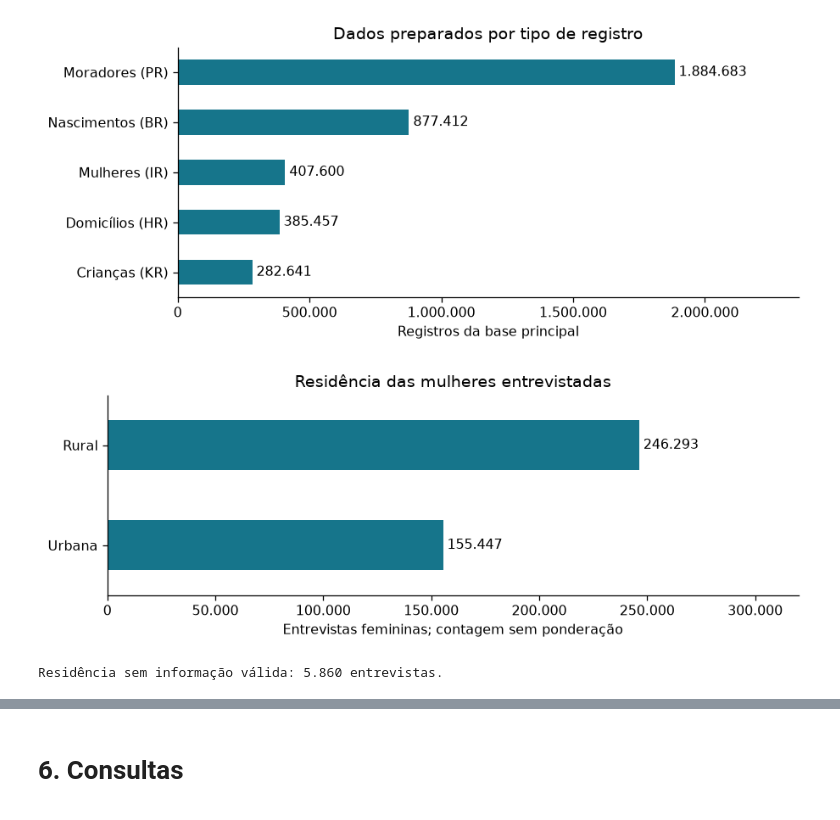
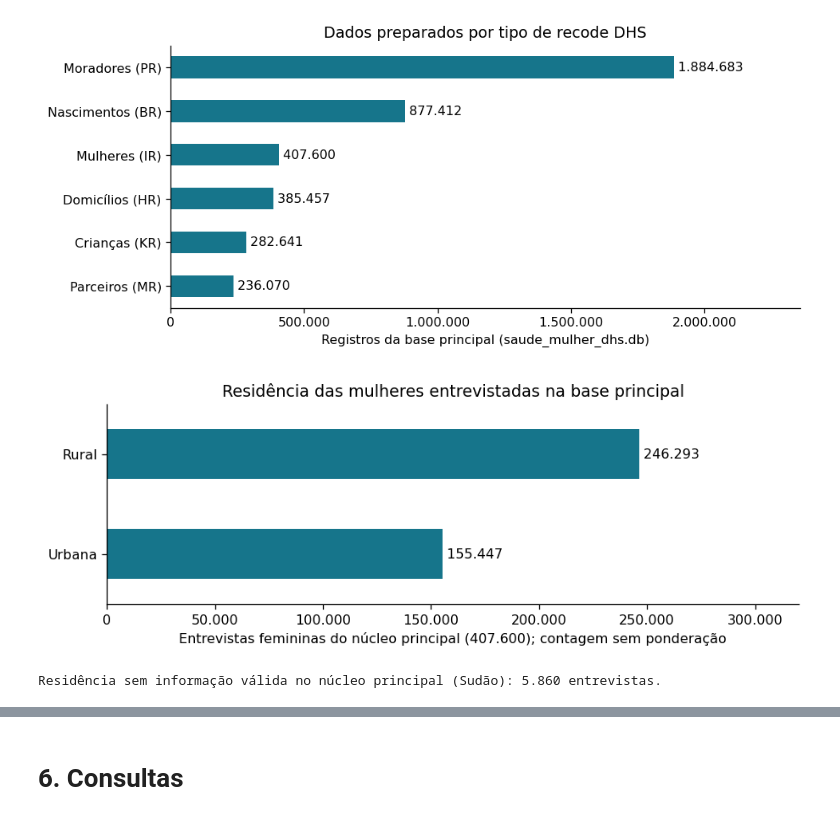
Before and after one commit to limag-henrique/subsaharanAfrica-womenData, a Jupyter notebook: Saúde da Mulher na África Subsaariana.ipynb, the cells around one changed output, grey strips where cells are left out. Drawn from its saved outputs; the diff is of its cells as text; code cells hidden in the pictures.

```diff
--- a/Saúde da Mulher na África Subsaariana.ipynb
+++ b/Saúde da Mulher na África Subsaariana.ipynb
@@ -230,53 +243,59 @@ from contextlib import closing
 import sqlite3
 import pandas as pd
 import matplotlib.pyplot as plt
 from matplotlib.ticker import FuncFormatter
 from IPython.display import display
 
 raiz = Path.cwd()
 plt.rcParams.update({"font.size": 10, "axes.spines.top": False,
                      "axes.spines.right": False, "figure.dpi": 115})
 azul = "#16758b"
 
 def exibir(fig):
     fig.tight_layout()
     display(fig)
     plt.close(fig)
 
-with closing(sqlite3.connect((raiz / "saude_mulher_dhs.db").as_uri() + "?mode=ro", uri=True)) as banco:
-    tipos = {"Mulher": "Mulheres (IR)", "Nascimento": "Nascimentos (BR)",
-             "Domicilio": "Domicílios (HR)", "Morador": "Moradores (PR)", "Crianca": "Crianças (KR)"}
+with closing(sqlite3.connect(str(raiz / "saude_mulher_dhs.db"))) as banco:
+    tipos = {
+        "Mulher": "Mulheres (IR)",
+        "Nascimento": "Nascimentos (BR)",
+        "Domicilio": "Domicílios (HR)",
+        "Morador": "Moradores (PR)",
+        "Crianca": "Crianças (KR)",
+        "Parceiro": "Parceiros (MR)",
+    }
     registros = pd.Series({nome: banco.execute(f"SELECT COUNT(*) FROM {tabela}").fetchone()[0]
                            for tabela, nome in tipos.items()})
     residencia = pd.read_sql_query("""
         SELECT v025 AS residencia, COUNT(*) AS entrevistas
         FROM Mulher GROUP BY v025
     """, banco)
 
-fig, ax = plt.subplots(figsize=(8, 3.5))
+fig, ax = plt.subplots(figsize=(8.5, 3.8))
 registros.sort_values().plot.barh(ax=ax, color=azul)
-ax.set(xlabel="Registros da base principal", title="Dados preparados por tipo de registro",
+ax.set(xlabel="Registros da base principal (saude_mulher_dhs.db)", title="Dados preparados por tipo de recode DHS",
        xlim=(0, registros.max() * 1.25))
 for y, valor in enumerate(registros.sort_values()):
     ax.text(valor, y, " " + f"{valor:,}".replace(",", "."), va="center")
 ax.xaxis.set_major_formatter(FuncFormatter(lambda x, _: f"{x:,.0f}".replace(",", ".")))
 exibir(fig)
 # %% [output]
-[figure, old version]
+[figure, new version]
 # %%
 contagens = residencia.set_index("residencia").entrevistas.reindex([1, 2], fill_value=0)
 contagens.index = ["Urbana", "Rural"]
 sem_informacao = int(residencia.entrevistas.sum() - contagens.sum())
 fig, ax = plt.subplots(figsize=(8, 3))
 contagens.plot.barh(ax=ax, color=azul)
-ax.set(xlabel="Entrevistas femininas; contagem sem ponderação",
-       title="Residência das mulheres entrevistadas", xlim=(0, contagens.max() * 1.3))
+ax.set(xlabel="Entrevistas femininas do núcleo principal (407.600); contagem sem ponderação",
+       title="Residência das mulheres entrevistadas na base principal", xlim=(0, contagens.max() * 1.3))
 for y, valor in enumerate(contagens):
     ax.text(valor, y, " " + f"{valor:,}".replace(",", "."), va="center")
 ax.xaxis.set_major_formatter(FuncFormatter(lambda x, _: f"{x:,.0f}".replace(",", ".")))
 exibir(fig)
-print(f"Residência sem informação válida: {sem_informacao:,} entrevistas.".replace(",", "."))
+print(f"Residência sem informação válida no núcleo principal (Sudão): {sem_informacao:,} entrevistas.".replace(",", "."))
 # %% [output]
-[figure, old version]
+[figure, new version]
-Residência sem informação válida: 5.860 entrevistas.
+Residência sem informação válida no núcleo principal (Sudão): 5.860 entrevistas.
 # %%
```
Also changed, not shown: parts of 30 cells of this notebook, 6 other files.
